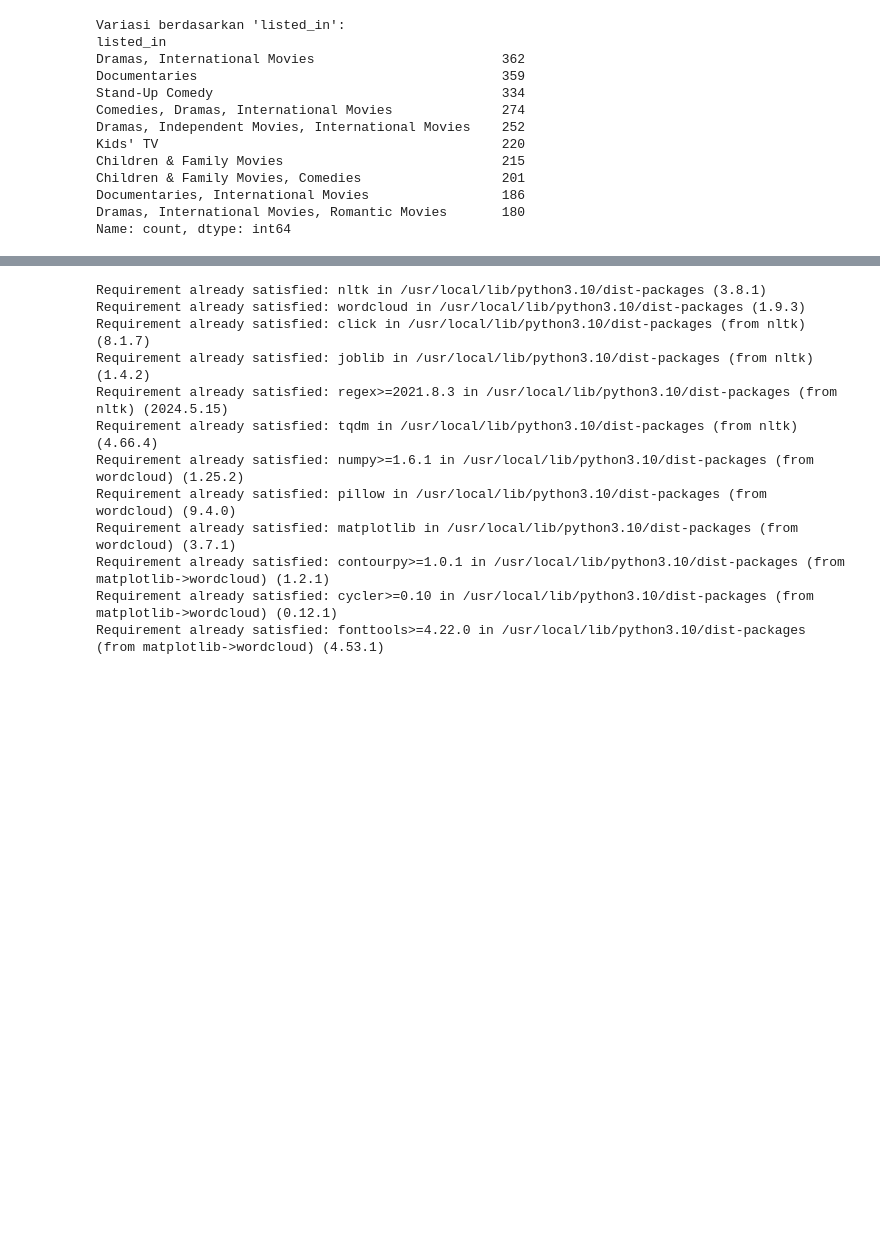
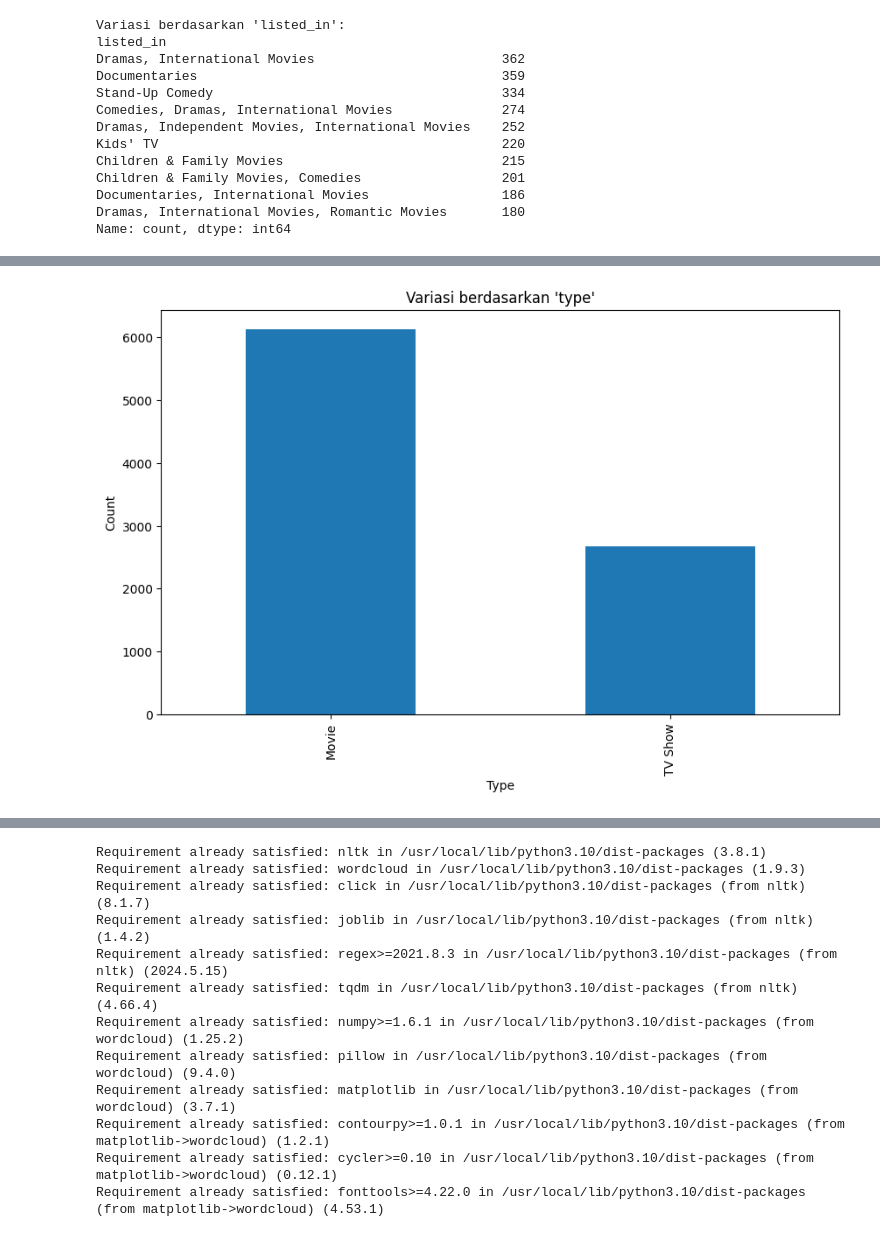
Before and after one commit to CiaThing/Data_Analytics_CiaThing, a Jupyter notebook: Data_Analyst_Netflix_Movie.ipynb, the cells around one changed output, grey strips where cells are left out. Cells and saved outputs as stored; diff of their text form; code cells hidden in the pictures; blank space fills up the shorter version.

```diff
--- a/Data_Analyst_Netflix_Movie.ipynb
+++ b/Data_Analyst_Netflix_Movie.ipynb
@@ -80,9 +80,13 @@ Documentaries, International Movies                 186
 Dramas, International Movies, Romantic Movies       180
 Name: count, dtype: int64
 # %%
-import plotly.express as px
+import matplotlib.pyplot as plt
 
 # Visualisasi variasi berdasarkan 'type'
-fig_type_counts = px.bar(type_counts, title="Variasi berdasarkan 'type'")
-fig_type_counts.show()
+plt.figure(figsize=(10, 6))
+type_counts.plot(kind='bar')
+plt.title("Variasi berdasarkan 'type'")
+plt.xlabel('Type')
+plt.ylabel('Count')
+plt.show()
 # %% [output]
@@ -90,2 +93,3 @@ fig_type_counts.show()
+[figure, added]
 # %%
 # Visualisasi variasi berdasarkan 'country'
```
Also changed, not shown: parts of 6 cells of this notebook.
